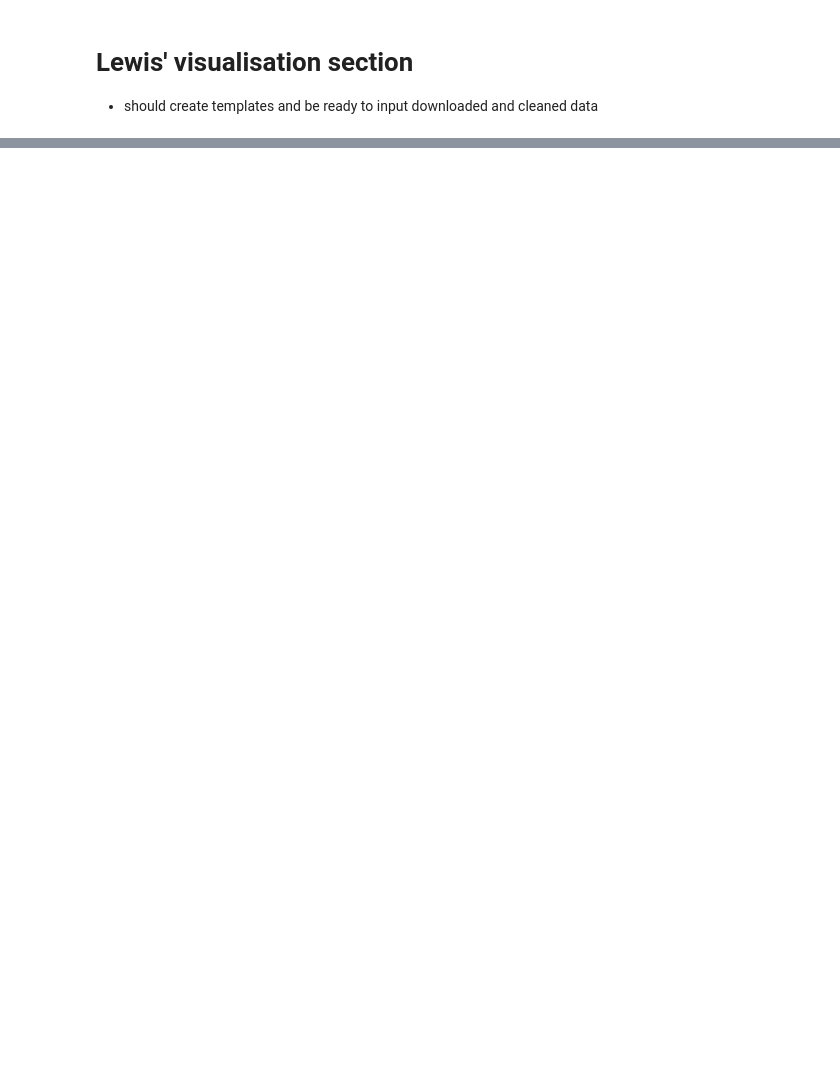
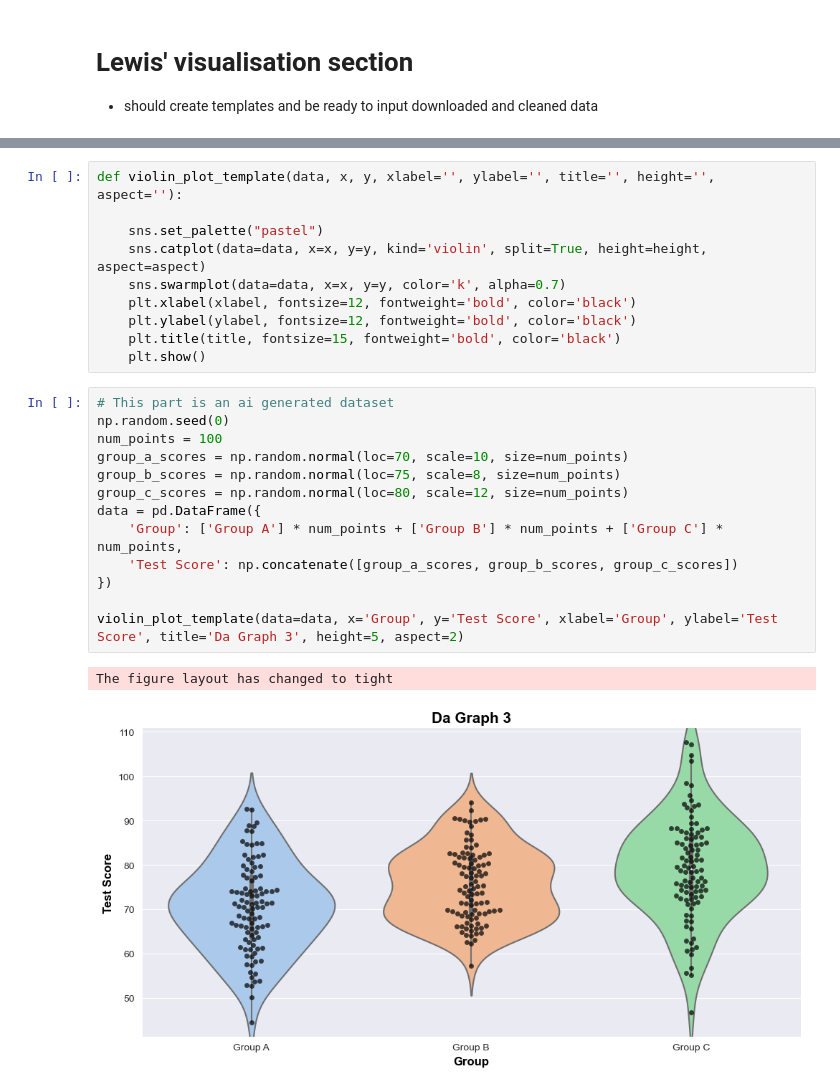
Before and after one commit to andy05t/EC1B1, a Jupyter notebook: Visualising_data.ipynb, the cells around one changed output, grey strips where cells are left out. Saved outputs shown, nothing was run; the diff lists cells and outputs as text; blank space fills up the shorter version.

```diff
--- a/Visualising_data.ipynb
+++ b/Visualising_data.ipynb
@@ -27,0 +54,26 @@ def histogram_plot_template(xlabel='', ylabel='', title=''):
+# %%
+def violin_plot_template(data, x, y, xlabel='', ylabel='', title='', height='', aspect=''):
+
+    sns.set_palette("pastel")
+    sns.catplot(data=data, x=x, y=y, kind='violin', split=True, height=height, aspect=aspect)
+    sns.swarmplot(data=data, x=x, y=y, color='k', alpha=0.7)
+    plt.xlabel(xlabel, fontsize=12, fontweight='bold', color='black')
+    plt.ylabel(ylabel, fontsize=12, fontweight='bold', color='black')
+    plt.title(title, fontsize=15, fontweight='bold', color='black')
+    plt.show()
+# %%
+# This part is an ai generated dataset
+np.random.seed(0)
+num_points = 100
+group_a_scores = np.random.normal(loc=70, scale=10, size=num_points)
+group_b_scores = np.random.normal(loc=75, scale=8, size=num_points)
+group_c_scores = np.random.normal(loc=80, scale=12, size=num_points)
+data = pd.DataFrame({
+    'Group': ['Group A'] * num_points + ['Group B'] * num_points + ['Group C'] * num_points,
+    'Test Score': np.concatenate([group_a_scores, group_b_scores, group_c_scores])
+})
+
+violin_plot_template(data=data, x='Group', y='Test Score', xlabel='Group', ylabel='Test Score', title='Da Graph 3', height=5, aspect=2)
+# %% [output]
+The figure layout has changed to tight
+[figure, added]
```
Also changed, not shown: parts of 11 cells of this notebook.
